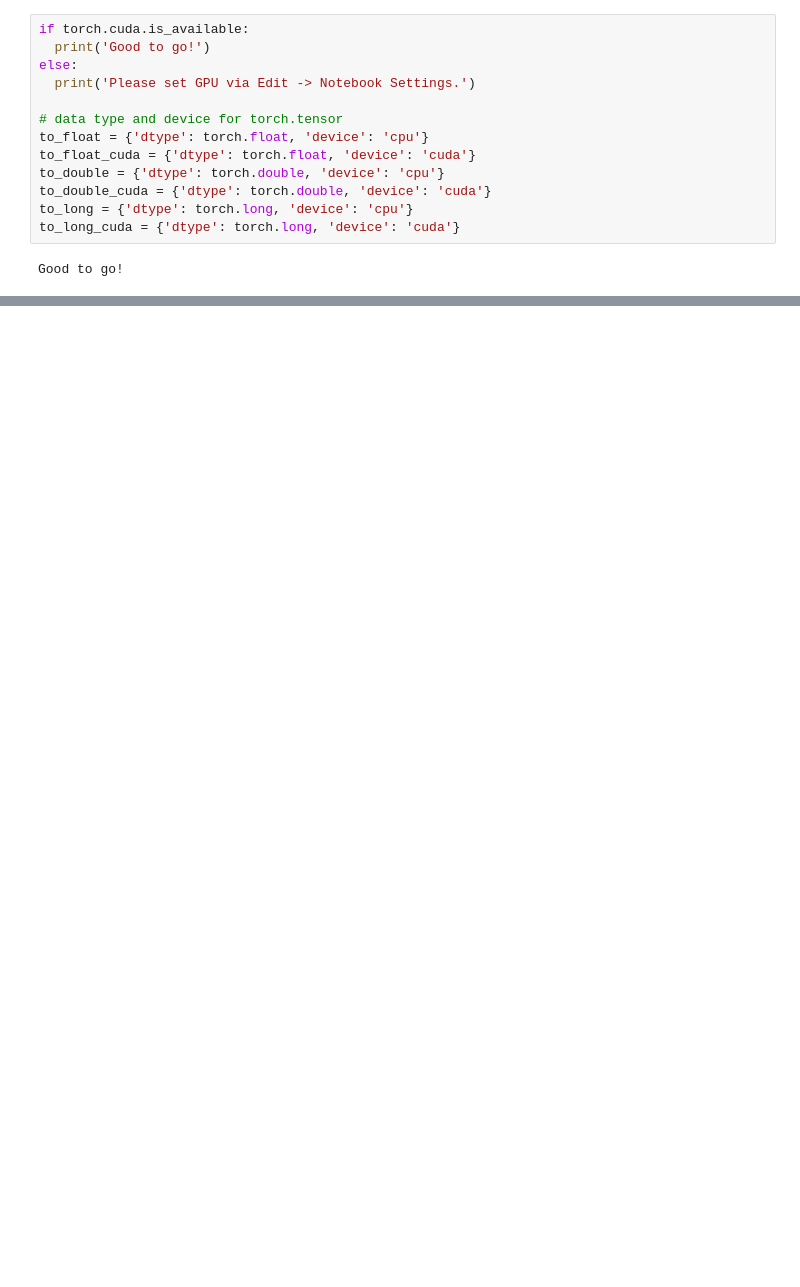
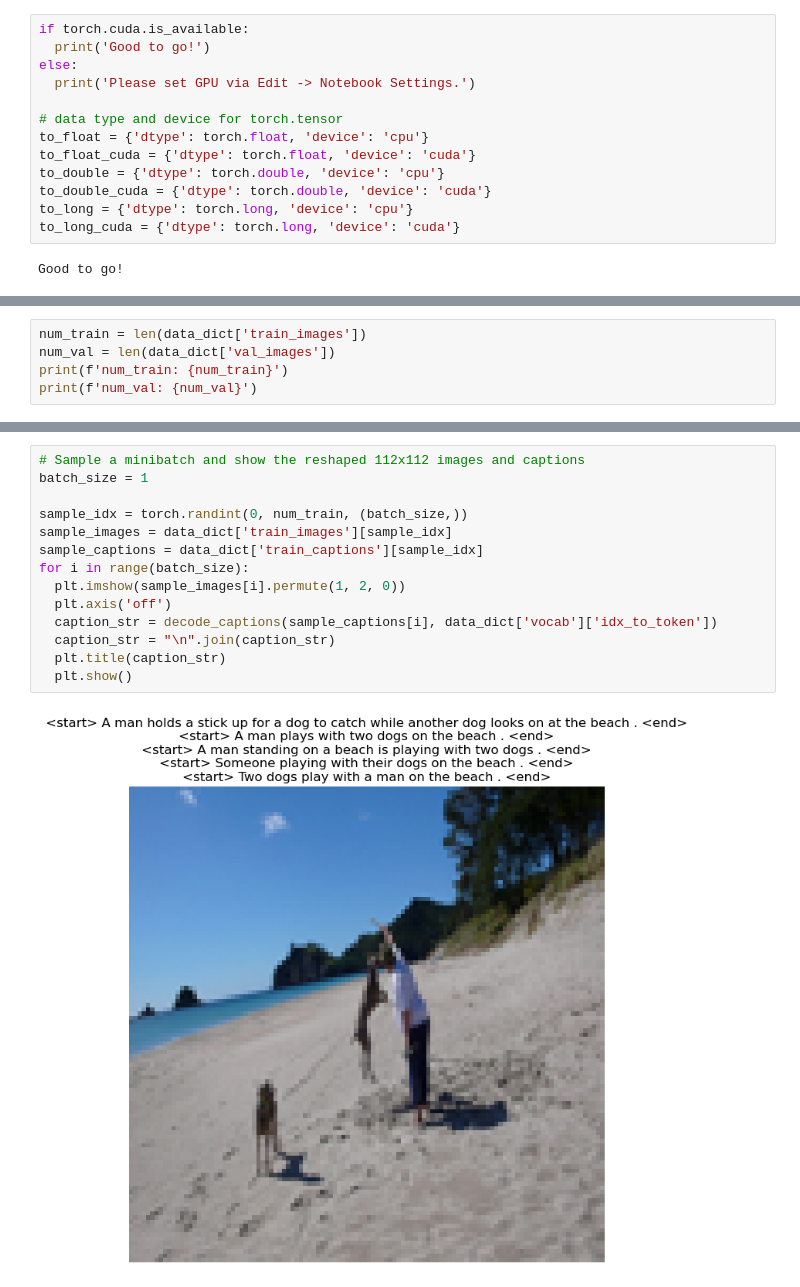
Before and after one commit to mmahdin/CI_CNNProject_Fall2024, a Jupyter notebook: Phase-3/ph3.ipynb, the cells around one changed output, grey strips where cells are left out. Saved outputs shown, nothing was run; the diff lists cells and outputs as text; blank space fills up the shorter version.

```diff
--- a/Phase-3/ph3.ipynb
+++ b/Phase-3/ph3.ipynb
@@ -35,0 +54,5 @@ Good to go!
+# %%
+num_train = len(data_dict['train_images'])
+num_val = len(data_dict['val_images'])
+print(f'num_train: {num_train}')
+print(f'num_val: {num_val}')
@@ -35,0 +102,16 @@ Good to go!
+# %%
+# Sample a minibatch and show the reshaped 112x112 images and captions
+batch_size = 1
+
+sample_idx = torch.randint(0, num_train, (batch_size,))
+sample_images = data_dict['train_images'][sample_idx]
+sample_captions = data_dict['train_captions'][sample_idx]
+for i in range(batch_size):
+  plt.imshow(sample_images[i].permute(1, 2, 0))
+  plt.axis('off')
+  caption_str = decode_captions(sample_captions[i], data_dict['vocab']['idx_to_token'])
+  caption_str = "\n".join(caption_str)
+  plt.title(caption_str)
+  plt.show()
+# %% [output]
+[figure, added]
```
Also changed, not shown: parts of 8 cells of this notebook, 2 other files.
